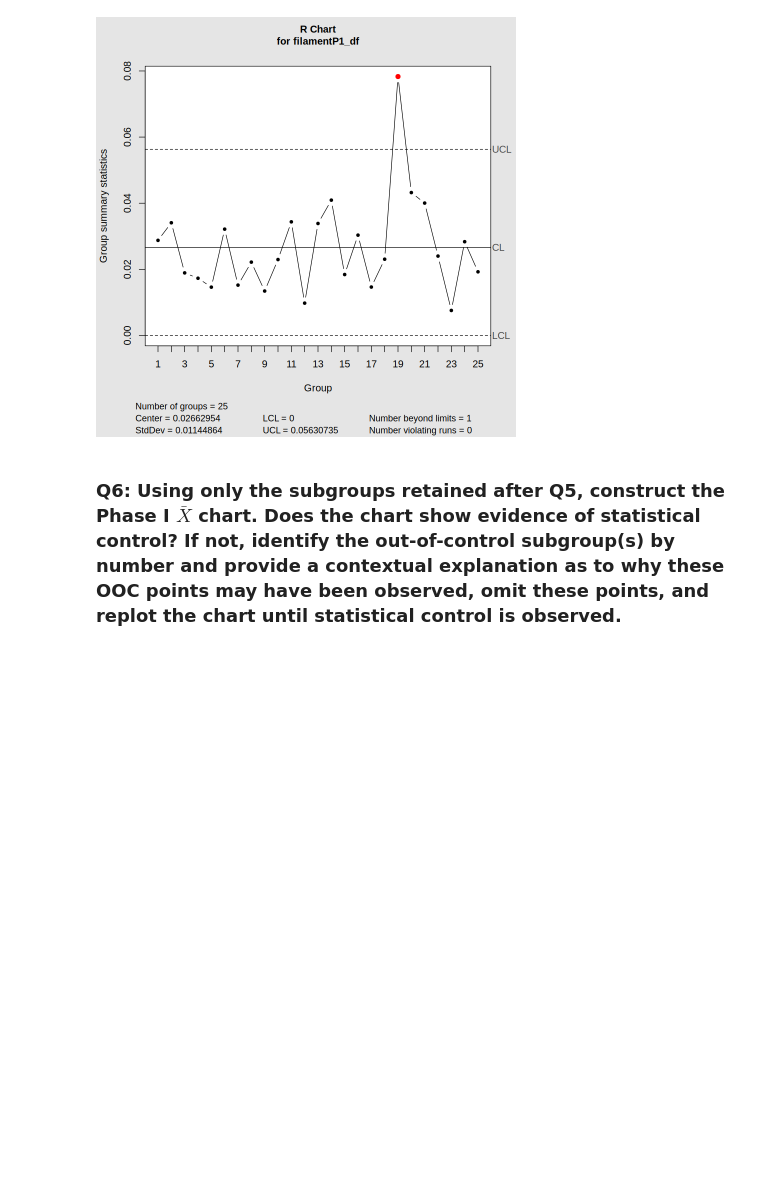
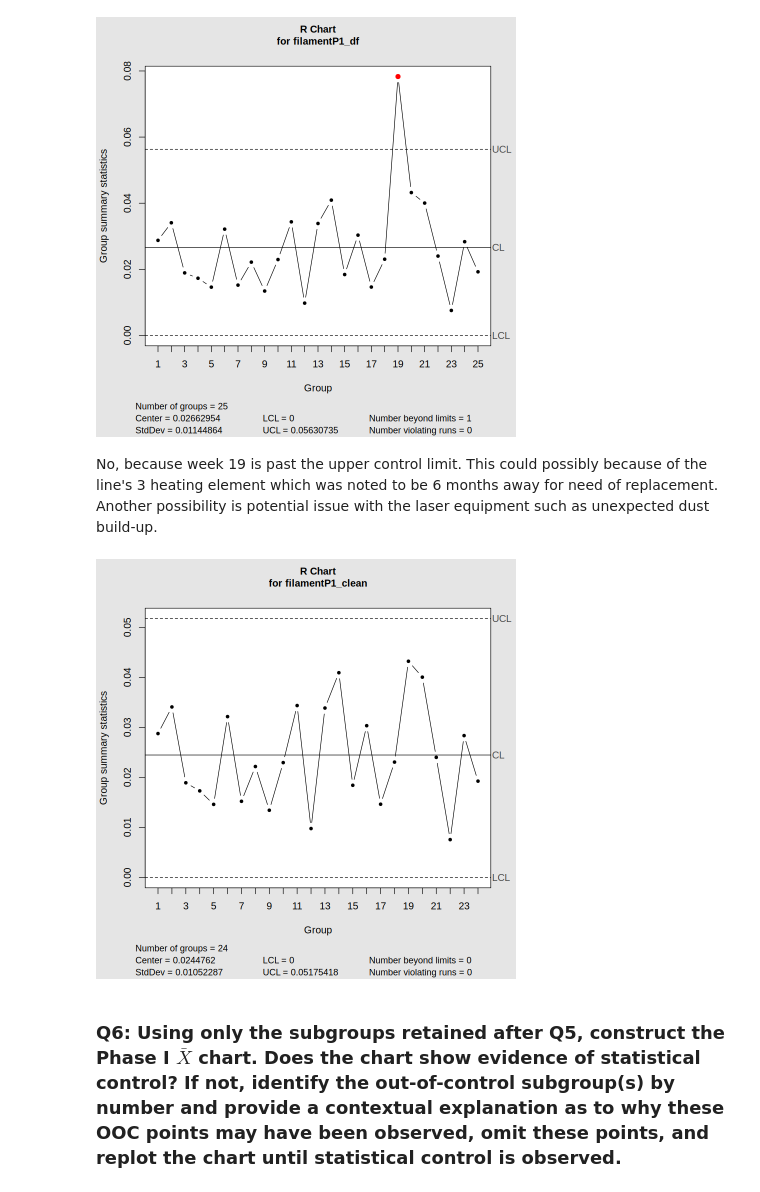
Before and after one commit to tchoud227/STAT-7110-Quality-Control, a Jupyter notebook: Assignments/HW1/STAT-7110-HW1.ipynb, the cells around one changed output. Drawn from its saved outputs; the diff is of its cells as text; code cells hidden in the pictures; blank space fills up the shorter version.

```diff
--- a/Assignments/HW1/STAT-7110-HW1.ipynb
+++ b/Assignments/HW1/STAT-7110-HW1.ipynb
@@ -148,6 +152,16 @@ phase1_r <- qcc(filamentP1_df,
                    plot = TRUE)
 # %% [output]
 [figure]
+# %% [markdown]
+No, because week 19 is past the upper control limit. This could possibly because of the line's 3 heating element which was noted to be 6 months away for need of replacement. Another possibility is potential issue with the laser equipment such as unexpected dust build-up.
+# %%
+# Ommitting week19
+filamentP1_clean <- filamentP1_df |> slice(-19)
+phase1_r_clean <- qcc(filamentP1_clean,
+                      type = "R",
+                      plot = TRUE)
+# %% [output]
+[figure, added]
 # %% [markdown]
 ### Q6: Using only the subgroups retained after Q5, construct the Phase I $\bar{X}$ chart. Does the chart show evidence of statistical control? If not, identify the out-of-control subgroup(s) by number and provide a contextual explanation as to why these OOC points may have been observed, omit these points, and replot the chart until statistical control is observed.
 # %%
```
Also changed, not shown: parts of 12 cells of this notebook.
